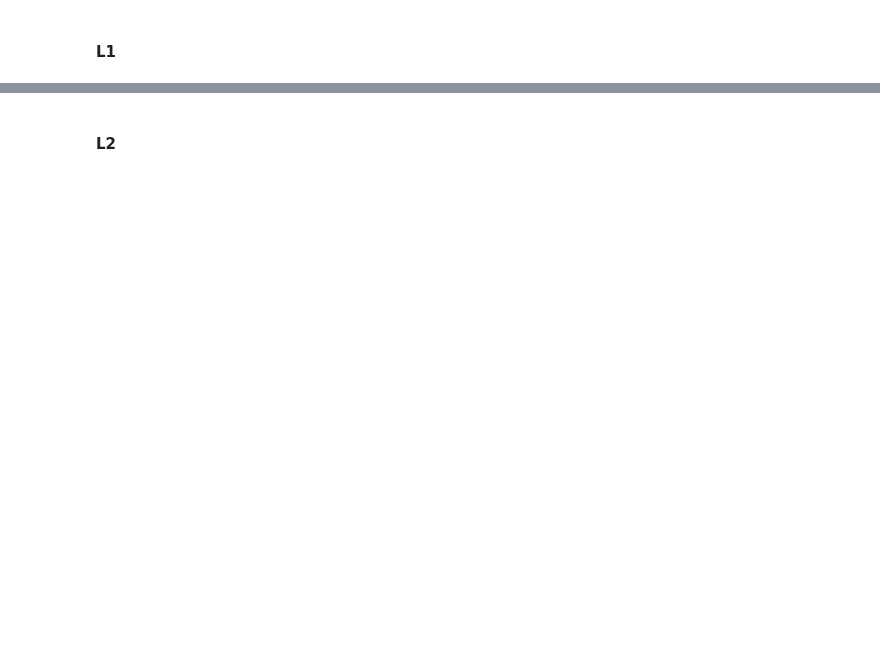
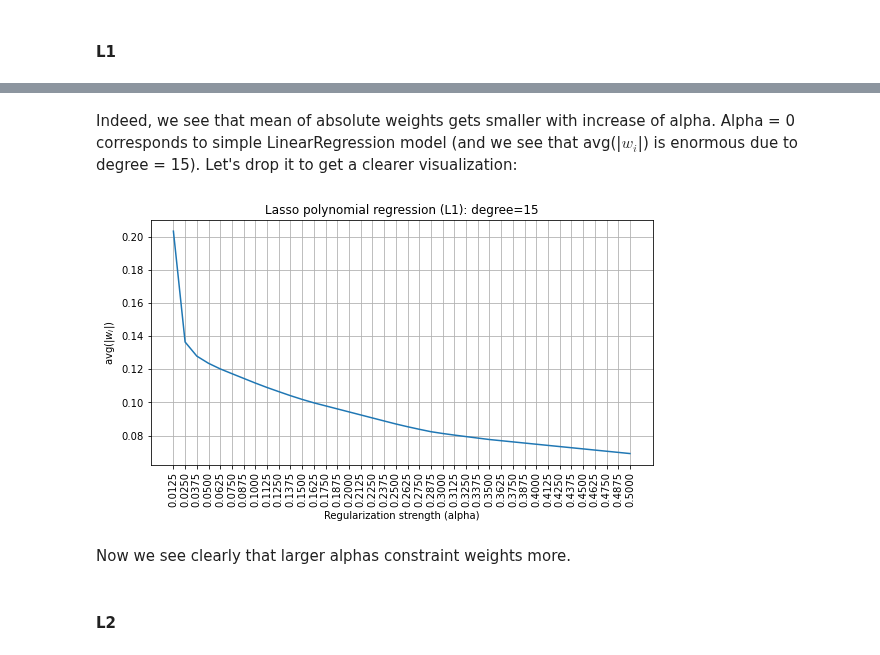
Before and after one commit to Bayramova/rs_school_assignments, a Jupyter notebook: overfitting_regularization.ipynb, the cells around one changed output, grey strips where cells are left out. Cells and saved outputs as stored; diff of their text form; code cells hidden in the pictures; blank space fills up the shorter version.

```diff
--- a/overfitting_regularization.ipynb
+++ b/overfitting_regularization.ipynb
@@ -479,2 +531,12 @@ Please do a discovery on your own and find that out empirically (both for **L1**
+# %% [markdown]
+Indeed, we see that mean of absolute weights gets smaller with increase of alpha. Alpha = 0 corresponds to simple LinearRegression model (and we see that avg(|$w_i$|) is enormous due to degree = 15). Let's drop it to get a clearer visualization:
+# %%
+plot_weights(ALPHAS[1:], weights_l1 = avg_coef_l1[1:], weights_l2=[],
+            xlabel='Regularization strength (alpha)', ylabel='avg(|$w_i$|)',
+            title='Lasso polynomial regression (L1): degree=15')
+# %% [output]
+[figure, added]
+# %% [markdown]
+Now we see clearly that larger alphas constraint weights more.
 # %% [markdown]
 #### L2
```
Also changed, not shown: parts of 11 cells of this notebook.
